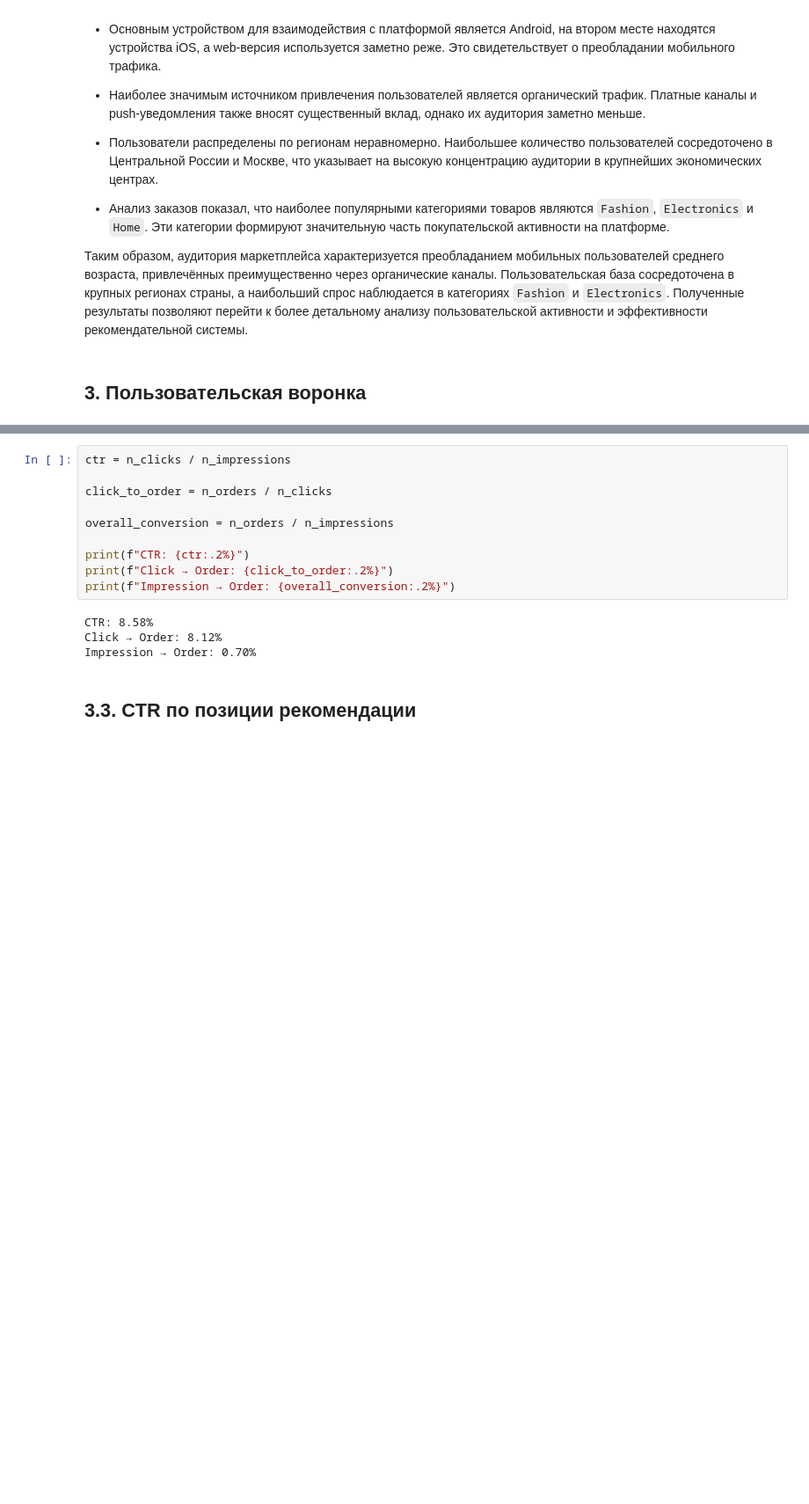
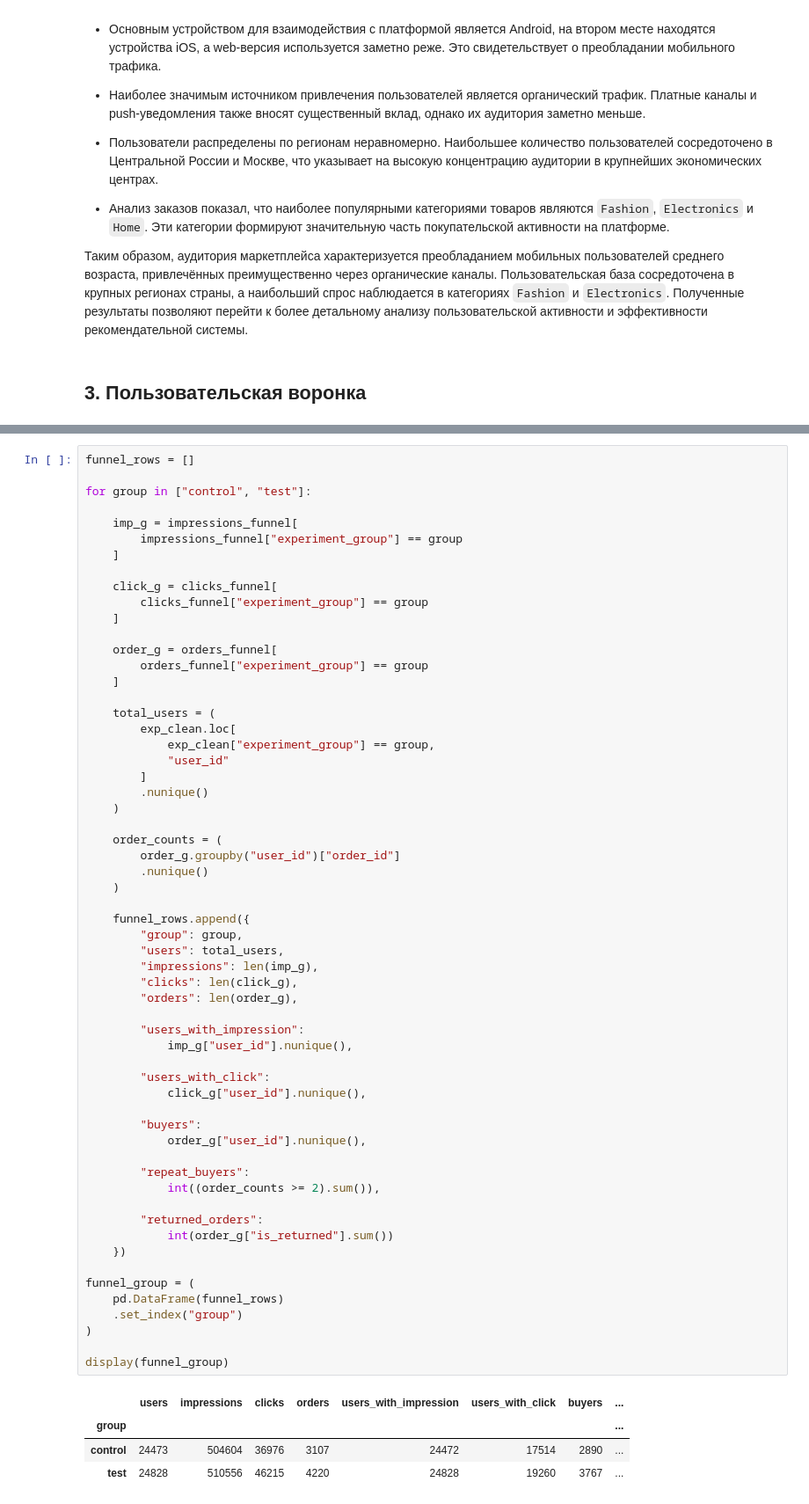
Before and after one commit to k0ist/The-Experts-Hackathon, a Jupyter notebook: The_Experts_Hackathon.ipynb, the cells around one changed output, grey strips where cells are left out. Shown at 88% size. Cells and saved outputs as stored; diff of their text form; blank space fills up the shorter version.

```diff
--- a/The_Experts_Hackathon.ipynb
+++ b/The_Experts_Hackathon.ipynb
@@ -924,16 +924,64 @@ plt.show()
-# %%
-ctr = n_clicks / n_impressions
-
-click_to_order = n_orders / n_clicks
-
-overall_conversion = n_orders / n_impressions
-
-print(f"CTR: {ctr:.2%}")
-print(f"Click → Order: {click_to_order:.2%}")
-print(f"Impression → Order: {overall_conversion:.2%}")
-# %% [output]
-CTR: 8.58%
-Click → Order: 8.12%
-Impression → Order: 0.70%
-# %% [markdown]
-## 3.3. CTR по позиции рекомендации
+# %%
+funnel_rows = []
+
+for group in ["control", "test"]:
+
+    imp_g = impressions_funnel[
+        impressions_funnel["experiment_group"] == group
+    ]
+
+    click_g = clicks_funnel[
+        clicks_funnel["experiment_group"] == group
+    ]
+
+    order_g = orders_funnel[
+        orders_funnel["experiment_group"] == group
+    ]
+
+    total_users = (
+        exp_clean.loc[
+            exp_clean["experiment_group"] == group,
+            "user_id"
+        ]
+        .nunique()
+    )
+
+    order_counts = (
+        order_g.groupby("user_id")["order_id"]
+        .nunique()
+    )
+
+    funnel_rows.append({
+        "group": group,
+        "users": total_users,
+        "impressions": len(imp_g),
+        "clicks": len(click_g),
+        "orders": len(order_g),
+
+        "users_with_impression":
+            imp_g["user_id"].nunique(),
+
+        "users_with_click":
+            click_g["user_id"].nunique(),
+
+        "buyers":
+            order_g["user_id"].nunique(),
+
+        "repeat_buyers":
+            int((order_counts >= 2).sum()),
+
+        "returned_orders":
+            int(order_g["is_returned"].sum())
+    })
+
+funnel_group = (
+    pd.DataFrame(funnel_rows)
+    .set_index("group")
+)
+
+display(funnel_group)
+# %% [output]
+|  | users | impressions | clicks | orders | users_with_impression | users_with_click | buyers | ... |
+| group |  |  |  |  |  |  |  | ... |
+| control | 24473 | 504604 | 36976 | 3107 | 24472 | 17514 | 2890 | ... |
+| test | 24828 | 510556 | 46215 | 4220 | 24828 | 19260 | 3767 | ... |
```
Also changed, not shown: parts of 15 cells of this notebook.
